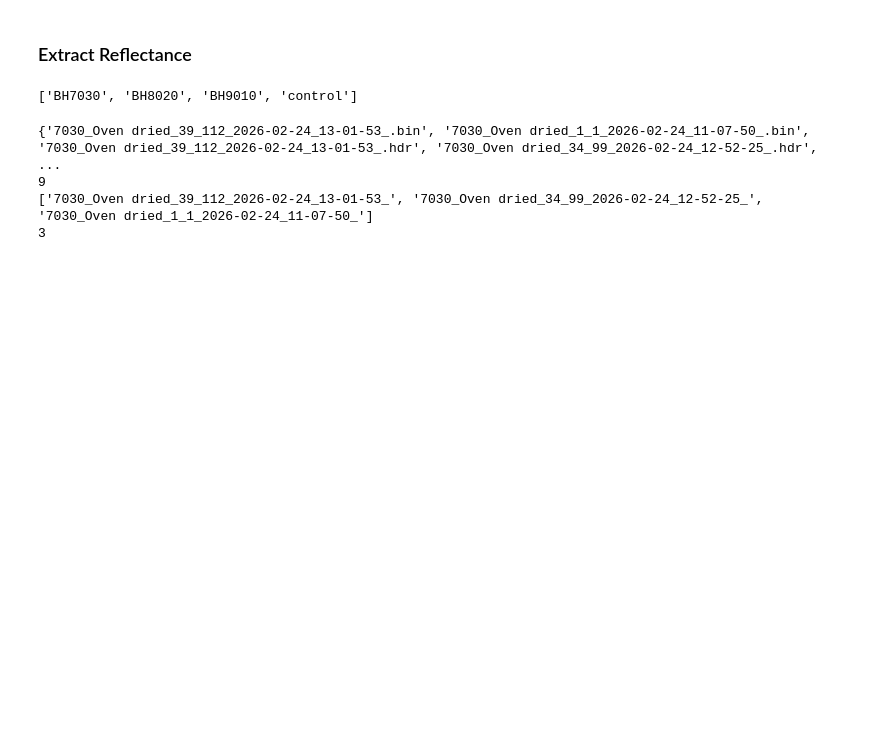
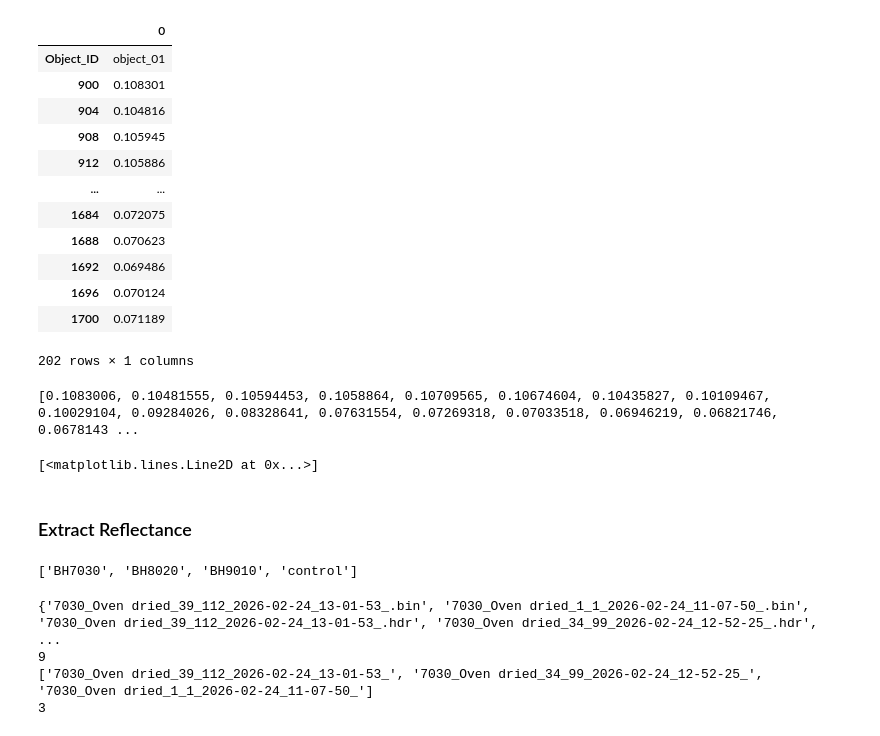
Before and after one commit to ashish-reddy26/HyperSpec, a Jupyter notebook: biochar_book.ipynb, the cells around one changed output. Saved outputs shown, nothing was run; the diff lists cells and outputs as text; code cells hidden in the pictures; blank space fills up the shorter version.

```diff
--- a/biochar_book.ipynb
+++ b/biochar_book.ipynb
@@ -10,3 +556,29 @@
+# %%
+dfx1 = dfx1.T
+dfx1
+# %% [output]
+|  | 0 |
+| Object_ID | object_01 |
+| 900 | 0.108301 |
+| 904 | 0.104816 |
+| 908 | 0.105945 |
+| 912 | 0.105886 |
+| ... | ... |
+| 1684 | 0.072075 |
+| 1688 | 0.070623 |
+| 1692 | 0.069486 |
+| 1696 | 0.070124 |
+| 1700 | 0.071189 |
+202 rows × 1 columns
+# %%
+refs = dfx1[0].to_list()
+print(refs[1:])
+# %% [output]
+[0.1083006, 0.10481555, 0.10594453, 0.1058864, 0.10709565, 0.10674604, 0.10435827, 0.10109467, 0.10029104, 0.09284026, 0.08328641, 0.07631554, 0.07269318, 0.07033518, 0.06946219, 0.06821746, 0.0678143 ...
+# %%
+plt.plot(refs[1:])
+# %% [output]
+[<matplotlib.lines.Line2D at 0x...>]
 # %% [markdown]
 ### Extract Reflectance
 # %%
```
Also changed, not shown: parts of 45 cells of this notebook, 3 other files.
